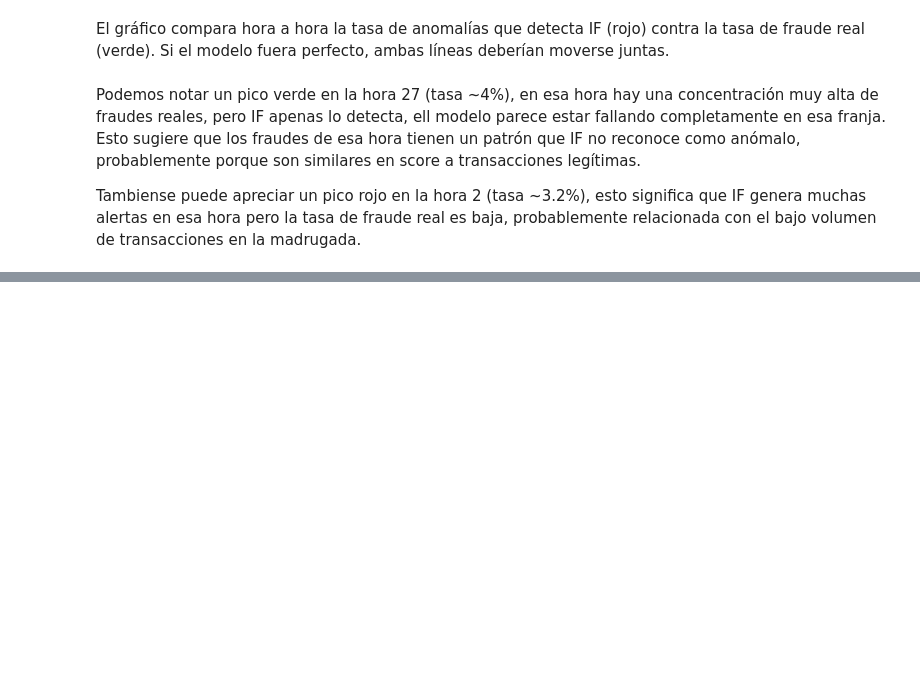
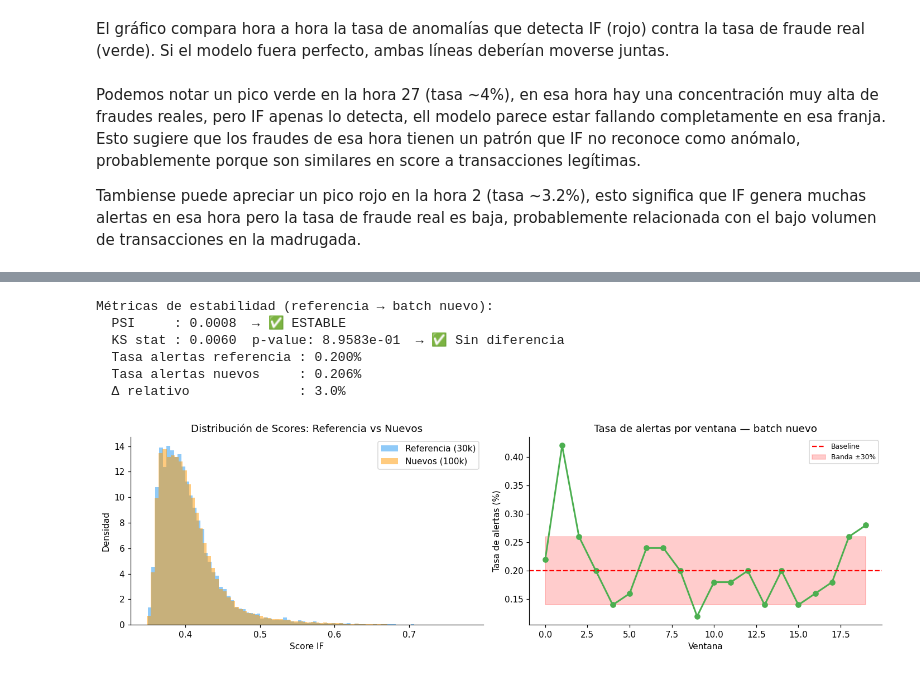
Before and after one commit to Santibareiro27/Inteligencia-Computacional, a Jupyter notebook: RA1_TP4/RA1_Trabajo_práctico_N°_4_G8.ipynb, the cells around one changed output, grey strips where cells are left out. Cells and saved outputs as stored; diff of their text form; code cells hidden in the pictures; blank space fills up the shorter version.

```diff
--- a/RA1_TP4/RA1_Trabajo_práctico_N°_4_G8.ipynb
+++ b/RA1_TP4/RA1_Trabajo_práctico_N°_4_G8.ipynb
@@ -1245,0 +1621,63 @@ Tambiense puede apreciar un pico rojo en la hora 2 (tasa ~3.2%), esto significa
+# %%
+# Simulación de batch nuevo (leve drift)
+rng_new   = np.random.default_rng(99)
+n_new     = 100_000
+new_idx   = rng_new.choice(len(X), n_new, replace=True)
+X_new     = X[new_idx] + rng_new.normal(0, 0.01, (n_new, X.shape[1]))
+scores_new  = -iforest.score_samples(X_new)
+labels_new  = (iforest.predict(X_new) == -1).astype(int)
+
+# PSI
+def psi(expected, actual, buckets=10):
+    bp = np.percentile(expected, np.linspace(0, 100, buckets + 1))
+    bp[0] = -np.inf; bp[-1] = np.inf
+    e_pct = np.histogram(expected, bins=bp)[0] / len(expected)
+    a_pct = np.histogram(actual,   bins=bp)[0] / len(actual)
+    e_pct = np.where(e_pct == 0, 1e-6, e_pct)
+    a_pct = np.where(a_pct == 0, 1e-6, a_pct)
+    return np.sum((a_pct - e_pct) * np.log(a_pct / e_pct))
+
+psi_val = psi(if_scores, scores_new)
+ks_s, ks_p2 = ks_2samp(if_scores, scores_new)
+
+print("Métricas de estabilidad (referencia → batch nuevo):")
+print(f"  PSI     : {psi_val:.4f}  → {'✅ ESTABLE' if psi_val < 0.10 else '⚠️ DRIFT' if psi_val < 0.20 else '❌ REENTRENAR'}")
+print(f"  KS stat : {ks_s:.4f}  p-value: {ks_p2:.4e}  → {'✅ Sin diferencia' if ks_p2 > 0.05 else '⚠️ Diferencia detectada'}")
+print(f"  Tasa alertas referencia : {if_labels.mean()*100:.3f}%")
+print(f"  Tasa alertas nuevos     : {labels_new.mean()*100:.3f}%")
+print(f"  Δ relativo              : {abs(labels_new.mean()-if_labels.mean())/if_labels.mean()*100:.1f}%")
+
+# Gráfico de distribuciones
+fig, axes = plt.subplots(1, 2, figsize=(13, 4))
+
+ax = axes[0]
+ax.hist(if_scores,  bins=80, alpha=0.5, density=True,
+        color="#2196F3", label="Referencia (10k)")
+ax.hist(scores_new, bins=80, alpha=0.5, density=True,
+        color="#FF9800", label="Nuevos (100k)")
+ax.set_title("Distribución de Scores: Referencia vs Nuevos")
+ax.set_xlabel("Score IF"); ax.set_ylabel("Densidad"); ax.legend()
+
+ax = axes[1]
+df_win = pd.DataFrame({"label": labels_new})
+df_win["window"] = pd.cut(range(n_new), bins=20, labels=False)
+win_rates = df_win.groupby("window")["label"].mean() * 100
+ax.plot(win_rates.index, win_rates.values, "o-", color="#4CAF50", lw=2)
+ax.axhline(if_labels.mean()*100, color="red", ls="--", lw=1.5, label="Baseline")
+ax.fill_between(win_rates.index,
+                if_labels.mean()*100*0.7, if_labels.mean()*100*1.3,
+                alpha=0.2, color="red", label="Banda ±30%")
+ax.set_title("Tasa de alertas por ventana — batch nuevo")
+ax.set_xlabel("Ventana"); ax.set_ylabel("Tasa de alertas (%)")
+ax.legend(fontsize=8)
+
+plt.tight_layout()
+plt.show()
+# %% [output]
+Métricas de estabilidad (referencia → batch nuevo):
+  PSI     : 0.0008  → ✅ ESTABLE
+  KS stat : 0.0060  p-value: 8.9583e-01  → ✅ Sin diferencia
+  Tasa alertas referencia : 0.200%
+  Tasa alertas nuevos     : 0.206%
+  Δ relativo              : 3.0%
+[figure, added]
```
Also changed, not shown: parts of 30 cells of this notebook.
